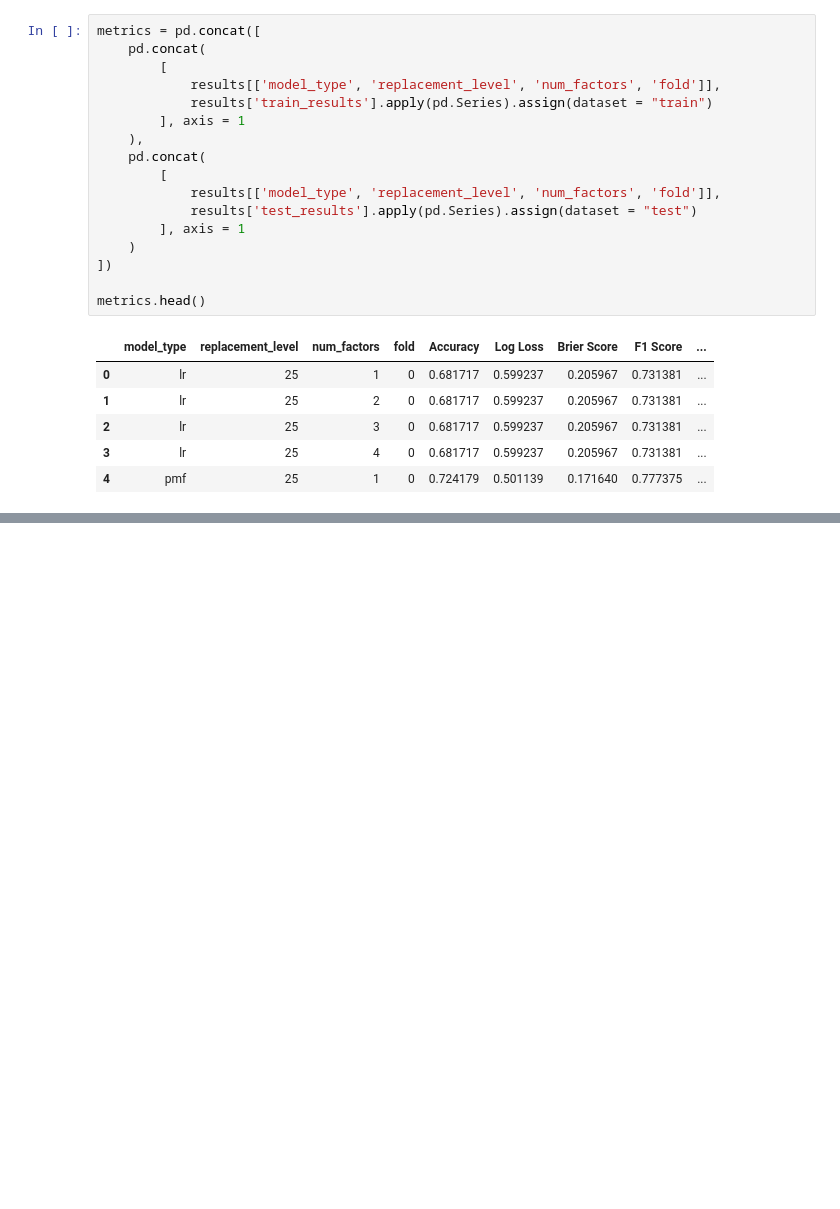
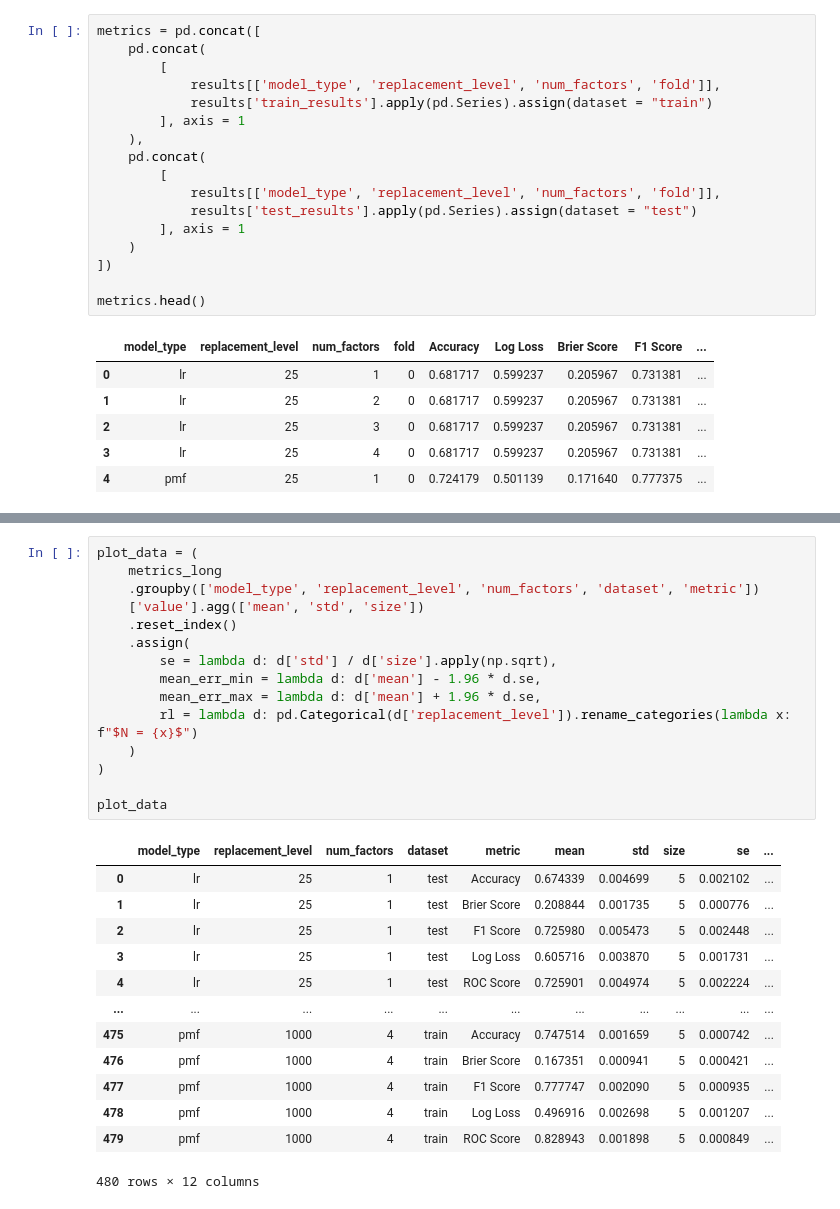
Before and after one commit to baronet2/boulder2vec, a Jupyter notebook: eval.ipynb, the cells around one changed output, grey strips where cells are left out. Saved outputs shown, nothing was run; the diff lists cells and outputs as text; blank space fills up the shorter version.

```diff
--- a/eval.ipynb
+++ b/eval.ipynb
@@ -113,3 +122,32 @@ metrics.query('model_type == "pmf" and replacement_level == 500 and num_factors
+# %%
+plot_data = (
+    metrics_long
+    .groupby(['model_type', 'replacement_level', 'num_factors', 'dataset', 'metric'])
+    ['value'].agg(['mean', 'std', 'size'])
+    .reset_index()
+    .assign(
+        se = lambda d: d['std'] / d['size'].apply(np.sqrt),
+        mean_err_min = lambda d: d['mean'] - 1.96 * d.se,
+        mean_err_max = lambda d: d['mean'] + 1.96 * d.se,
+        rl = lambda d: pd.Categorical(d['replacement_level']).rename_categories(lambda x: f"$N = {x}$")
+    )
+)
+
+plot_data
+# %% [output]
+|  | model_type | replacement_level | num_factors | dataset | metric | mean | std | size | se | ... |
+| 0 | lr | 25 | 1 | test | Accuracy | 0.674339 | 0.004699 | 5 | 0.002102 | ... |
+| 1 | lr | 25 | 1 | test | Brier Score | 0.208844 | 0.001735 | 5 | 0.000776 | ... |
+| 2 | lr | 25 | 1 | test | F1 Score | 0.725980 | 0.005473 | 5 | 0.002448 | ... |
+| 3 | lr | 25 | 1 | test | Log Loss | 0.605716 | 0.003870 | 5 | 0.001731 | ... |
+| 4 | lr | 25 | 1 | test | ROC Score | 0.725901 | 0.004974 | 5 | 0.002224 | ... |
+| ... | ... | ... | ... | ... | ... | ... | ... | ... | ... | ... |
+| 475 | pmf | 1000 | 4 | train | Accuracy | 0.747514 | 0.001659 | 5 | 0.000742 | ... |
+| 476 | pmf | 1000 | 4 | train | Brier Score | 0.167351 | 0.000941 | 5 | 0.000421 | ... |
+| 477 | pmf | 1000 | 4 | train | F1 Score | 0.777747 | 0.002090 | 5 | 0.000935 | ... |
+| 478 | pmf | 1000 | 4 | train | Log Loss | 0.496916 | 0.002698 | 5 | 0.001207 | ... |
+| 479 | pmf | 1000 | 4 | train | ROC Score | 0.828943 | 0.001898 | 5 | 0.000849 | ... |
+480 rows × 12 columns
 # %%
 import plotnine
 from plotnine import *
```
Also changed, not shown: parts of 3 cells of this notebook, 1 other file.
